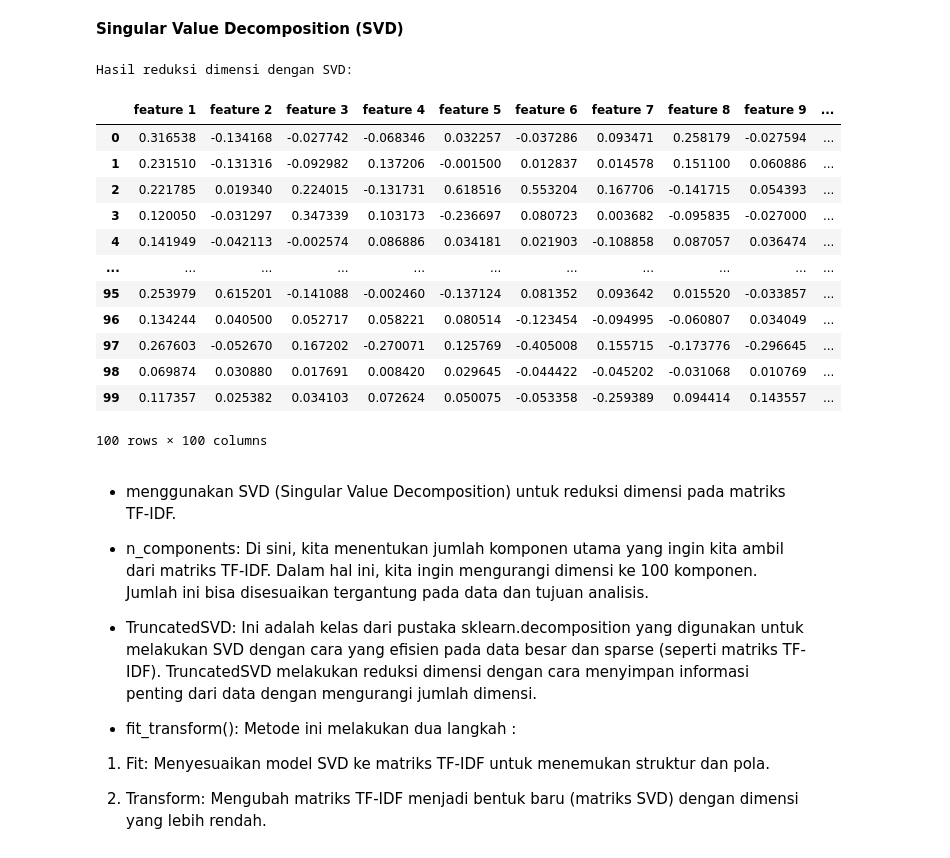
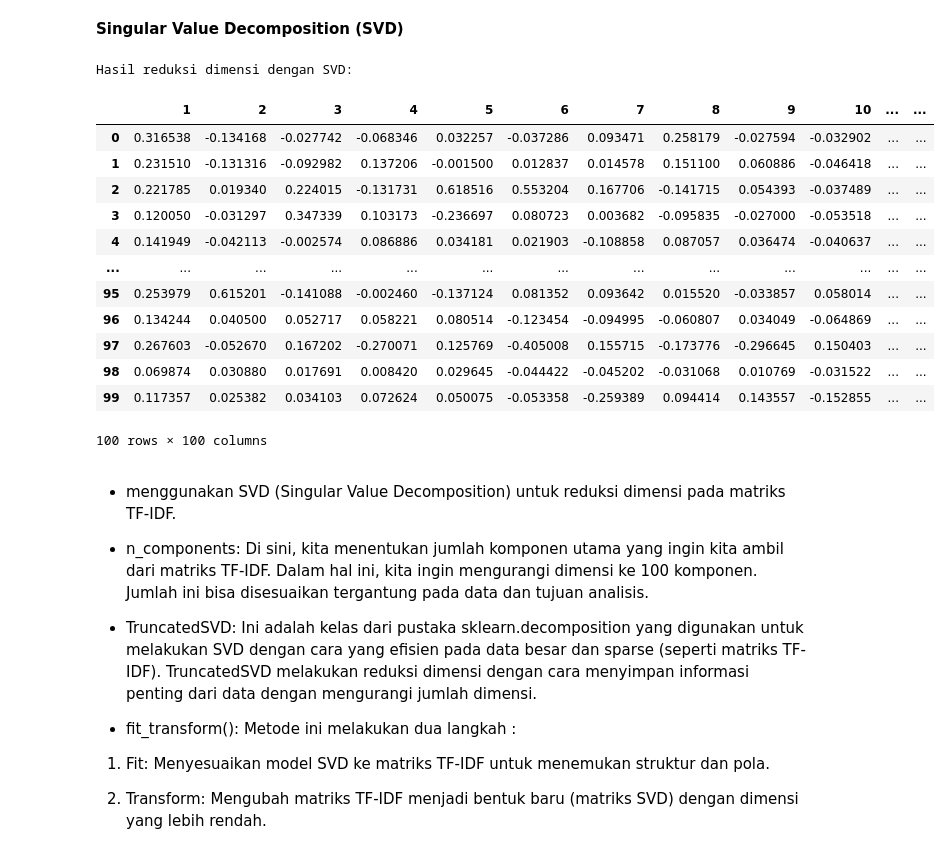
Before and after one commit to Iqbalsuryaa/PPWA, a Jupyter notebook: _sources/Tugas-PPWA/Tugas08.ipynb, the cells around one changed output. Drawn from its saved outputs; the diff is of its cells as text; code cells hidden in the pictures.

```diff
--- a/_sources/Tugas-PPWA/Tugas08.ipynb
+++ b/_sources/Tugas-PPWA/Tugas08.ipynb
@@ -134,29 +156,41 @@ Hasil TF-IDF dalam bentuk DataFrame:
 # %% [markdown]
 **Singular Value Decomposition (SVD)**
 # %%
-# Menggunakan SVD untuk reduksi dimensi
-n_components = 100
-svd = TruncatedSVD(n_components=n_components)
-svd_matrix = svd.fit_transform(tfidf_matrix)
+# # Menggunakan SVD untuk reduksi dimensi
+# n_components = 100
+# svd = TruncatedSVD(n_components=n_components)
+# svd_matrix = svd.fit_transform(tfidf_matrix)
 
-# Mengubah hasil SVD menjadi DataFrame
-svd_df = pd.DataFrame(svd_matrix, columns=[f'feature {i+1}' for i in range(n_components)])
+# # Mengubah hasil SVD menjadi DataFrame
+# svd_df = pd.DataFrame(svd_matrix, columns=[f'feature {i+1}' for i in range(n_components)])
 
-# Menampilkan hasil
-print("Hasil reduksi dimensi dengan SVD:")
-svd_df
+# # Menampilkan hasil
+# print("Hasil reduksi dimensi dengan SVD:")
+# svd_df
-# %% [output]
-Hasil reduksi dimensi dengan SVD:
-|  | feature 1 | feature 2 | feature 3 | feature 4 | feature 5 | feature 6 | feature 7 | feature 8 | feature 9 | ... |
-| 0 | 0.316538 | -0.134168 | -0.027742 | -0.068346 | 0.032257 | -0.037286 | 0.093471 | 0.258179 | -0.027594 | ... |
-| 1 | 0.231510 | -0.131316 | -0.092982 | 0.137206 | -0.001500 | 0.012837 | 0.014578 | 0.151100 | 0.060886 | ... |
-| 2 | 0.221785 | 0.019340 | 0.224015 | -0.131731 | 0.618516 | 0.553204 | 0.167706 | -0.141715 | 0.054393 | ... |
-| 3 | 0.120050 | -0.031297 | 0.347339 | 0.103173 | -0.236697 | 0.080723 | 0.003682 | -0.095835 | -0.027000 | ... |
-| 4 | 0.141949 | -0.042113 | -0.002574 | 0.086886 | 0.034181 | 0.021903 | -0.108858 | 0.087057 | 0.036474 | ... |
-| ... | ... | ... | ... | ... | ... | ... | ... | ... | ... | ... |
-| 95 | 0.253979 | 0.615201 | -0.141088 | -0.002460 | -0.137124 | 0.081352 | 0.093642 | 0.015520 | -0.033857 | ... |
-| 96 | 0.134244 | 0.040500 | 0.052717 | 0.058221 | 0.080514 | -0.123454 | -0.094995 | -0.060807 | 0.034049 | ... |
-| 97 | 0.267603 | -0.052670 | 0.167202 | -0.270071 | 0.125769 | -0.405008 | 0.155715 | -0.173776 | -0.296645 | ... |
-| 98 | 0.069874 | 0.030880 | 0.017691 | 0.008420 | 0.029645 | -0.044422 | -0.045202 | -0.031068 | 0.010769 | ... |
-| 99 | 0.117357 | 0.025382 | 0.034103 | 0.072624 | 0.050075 | -0.053358 | -0.259389 | 0.094414 | 0.143557 | ... |
-100 rows × 100 columns
+# %%
+# Menggunakan SVD untuk reduksi dimensi
+n_components = 100
+svd = TruncatedSVD(n_components=n_components)
+svd_matrix = svd.fit_transform(tfidf_matrix)
+
+# Mengubah hasil SVD menjadi DataFrame
+svd_df = pd.DataFrame(svd_matrix, columns=[f' {i+1}' for i in range(n_components)])
+
+# Menampilkan hasil
+print("Hasil reduksi dimensi dengan SVD:")
+svd_df
+# %% [output]
+Hasil reduksi dimensi dengan SVD:
+|  | 1 | 2 | 3 | 4 | 5 | 6 | 7 | 8 | 9 | 10 | ... | ... |
+| 0 | 0.316538 | -0.134168 | -0.027742 | -0.068346 | 0.032257 | -0.037286 | 0.093471 | 0.258179 | -0.027594 | -0.032902 | ... | ... |
+| 1 | 0.231510 | -0.131316 | -0.092982 | 0.137206 | -0.001500 | 0.012837 | 0.014578 | 0.151100 | 0.060886 | -0.046418 | ... | ... |
+| 2 | 0.221785 | 0.019340 | 0.224015 | -0.131731 | 0.618516 | 0.553204 | 0.167706 | -0.141715 | 0.054393 | -0.037489 | ... | ... |
+| 3 | 0.120050 | -0.031297 | 0.347339 | 0.103173 | -0.236697 | 0.080723 | 0.003682 | -0.095835 | -0.027000 | -0.053518 | ... | ... |
+| 4 | 0.141949 | -0.042113 | -0.002574 | 0.086886 | 0.034181 | 0.021903 | -0.108858 | 0.087057 | 0.036474 | -0.040637 | ... | ... |
+| ... | ... | ... | ... | ... | ... | ... | ... | ... | ... | ... | ... | ... |
+| 95 | 0.253979 | 0.615201 | -0.141088 | -0.002460 | -0.137124 | 0.081352 | 0.093642 | 0.015520 | -0.033857 | 0.058014 | ... | ... |
+| 96 | 0.134244 | 0.040500 | 0.052717 | 0.058221 | 0.080514 | -0.123454 | -0.094995 | -0.060807 | 0.034049 | -0.064869 | ... | ... |
+| 97 | 0.267603 | -0.052670 | 0.167202 | -0.270071 | 0.125769 | -0.405008 | 0.155715 | -0.173776 | -0.296645 | 0.150403 | ... | ... |
+| 98 | 0.069874 | 0.030880 | 0.017691 | 0.008420 | 0.029645 | -0.044422 | -0.045202 | -0.031068 | 0.010769 | -0.031522 | ... | ... |
+| 99 | 0.117357 | 0.025382 | 0.034103 | 0.072624 | 0.050075 | -0.053358 | -0.259389 | 0.094414 | 0.143557 | -0.152855 | ... | ... |
+100 rows × 100 columns
```
Also changed, not shown: parts of 5 cells of this notebook, 41 other files.
